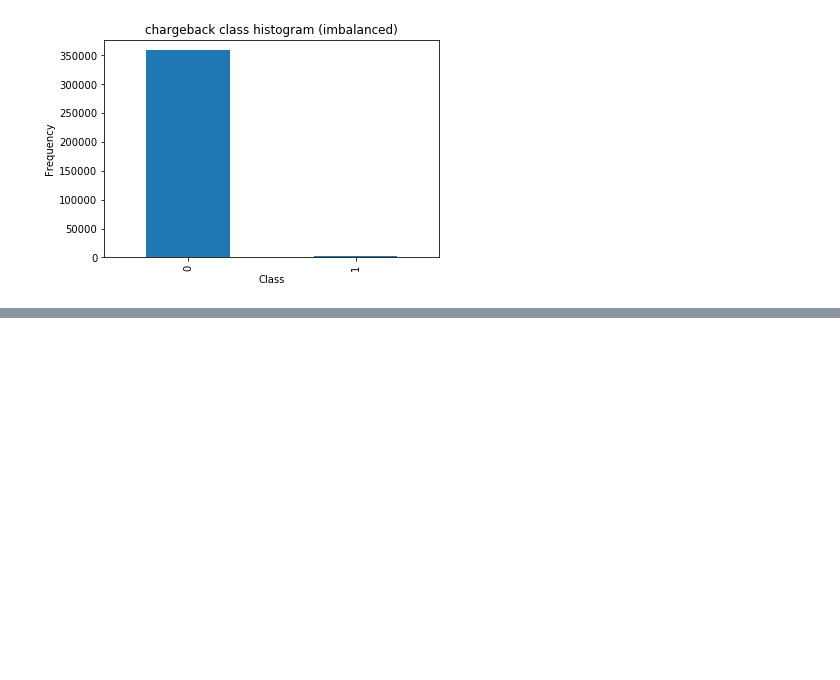
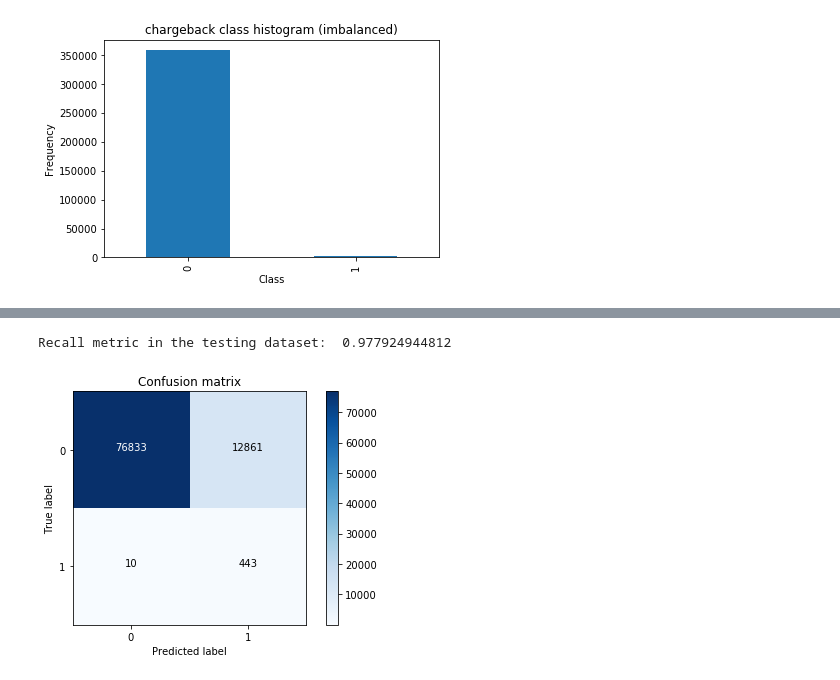
Before and after one commit to wzrnd-newbie/jaegeun, a Jupyter notebook: creditCardFraudDetection.ipynb, the cells around one changed output, grey strips where cells are left out. Saved outputs shown, nothing was run; the diff lists cells and outputs as text; code cells hidden in the pictures; blank space fills up the shorter version.

```diff
--- a/creditCardFraudDetection.ipynb
+++ b/creditCardFraudDetection.ipynb
@@ -63,0 +200,8 @@ charge_all[charge_all['user_no'] == 42002651]
+# %%
+# charge_all을 기반으로 test 데이터를 만듦
+charge_all = charge_all.drop(charge_all.columns[0:4], axis=1)
+# %%
+X = charge_all.iloc[:, charge_all.columns != 'Class']
+y = charge_all.iloc[:, charge_all.columns == 'Class']
+
+X_train_all, X_test_all, y_train_all, y_test_all = train_test_split(X, y, random_state=0)
@@ -63,0 +260,16 @@ charge_all[charge_all['user_no'] == 42002651]
+# %%
+cnf_matrix = confusion_matrix(y_test_all,y_pred)
+np.set_printoptions(precision=2)
+
+print("Recall metric in the testing dataset: ", cnf_matrix[1,1]/(cnf_matrix[1,0]+cnf_matrix[1,1]))
+
+# Plot non-normalized confusion matrix
+class_names = [0,1]
+plt.figure()
+plot_confusion_matrix(cnf_matrix
+                      , classes=class_names
+                      , title='Confusion matrix')
+plt.show()
+# %% [output]
+Recall metric in the testing dataset:  0.977924944812
+[figure, added]
```
Also changed, not shown: parts of 20 cells of this notebook.
